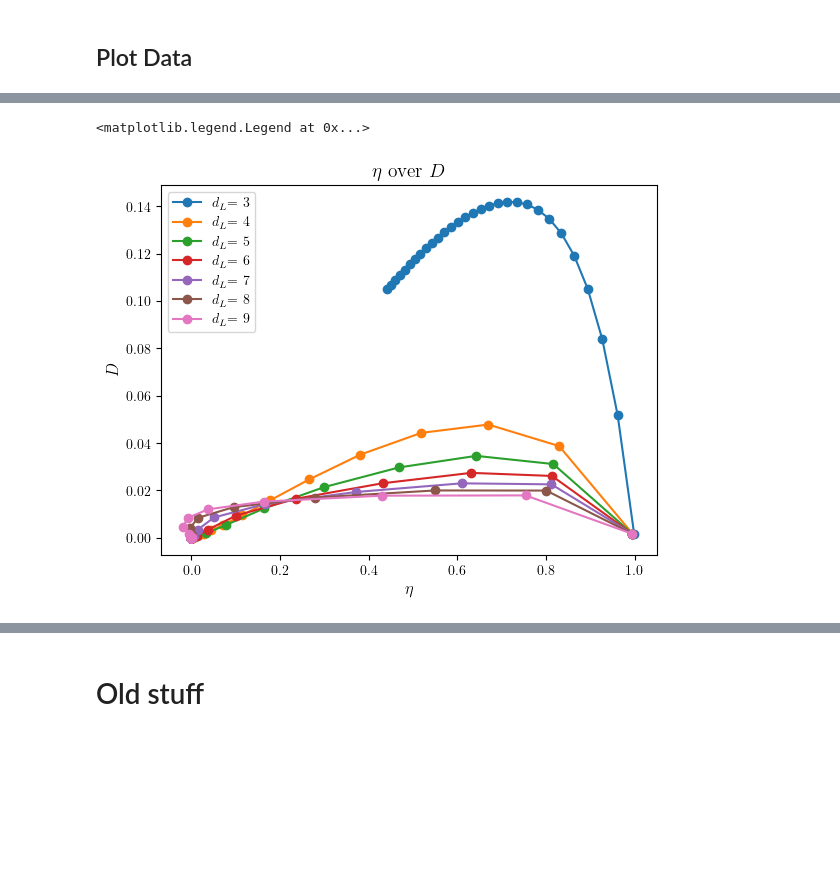
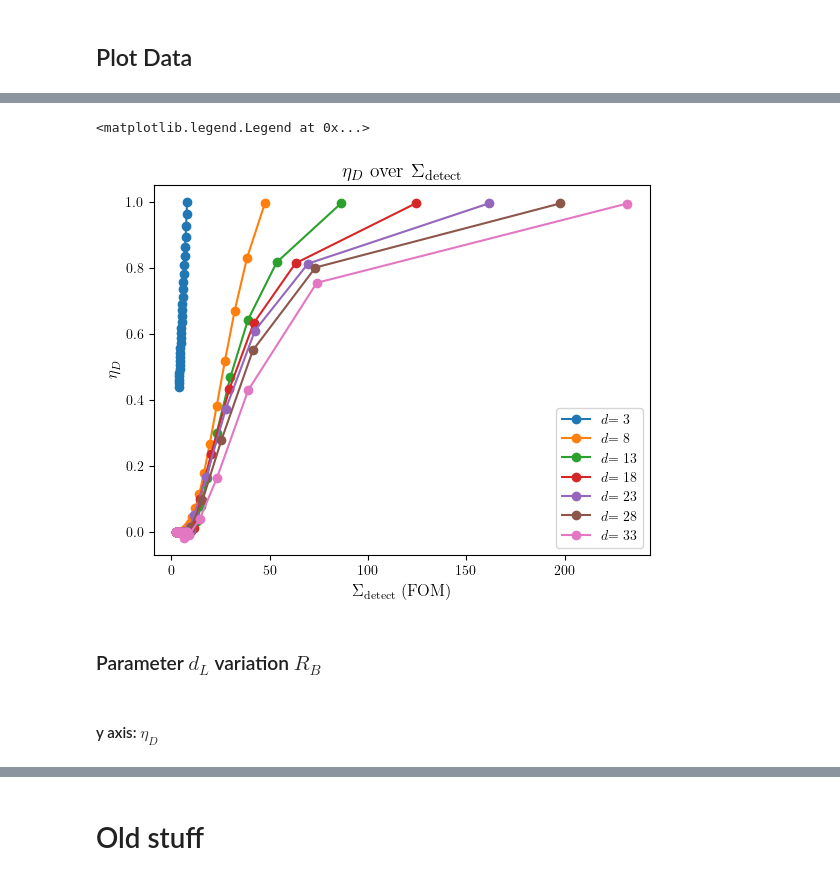
Before and after one commit to Emanuel-Schwarzhans/Quantum-detectors-as-autonomous-machines-assessing-the-thermodynamics-of-information-acquisit-co, a Jupyter notebook: thermal_single_photon_activation_amplification.ipynb, the cells around one changed output, grey strips where cells are left out. Saved outputs shown, nothing was run; the diff lists cells and outputs as text; code cells hidden in the pictures; blank space fills up the shorter version.

```diff
--- a/thermal_single_photon_activation_amplification.ipynb
+++ b/thermal_single_photon_activation_amplification.ipynb
@@ -221,10 +247,14 @@ plt.legend()
 # %%
 fig, ax = plt.subplots()
-ax.set_ylabel("$D$")
-ax.set_xlabel("$\eta$")
-plt.title("$\eta$ over $D$")
-[plt.plot(np.array(FOM_RB_dl_list_loaded)[i,:,0],np.array(FOM_RB_dl_list_loaded)[i,:,1],marker="o",label="$d_L$= "+str(i+3)) for i in range(0,7)]
+ax.set_xlabel("$\Sigma_\mathrm{detect}$ (FOM)")
+ax.set_ylabel("$\eta_D$")
+plt.title("$\eta_D$ over $\Sigma_\mathrm{detect}$")
+[plt.plot(np.array(FOM_RB_dl_list_loaded)[i,:,3],np.array(FOM_RB_dl_list_loaded)[i,:,0],marker="o",label="$d$= "+str(int(np.array(FOM_RB_dl_list_loaded)[i,0,18]))) for i in range(0,7)]
 plt.legend()
 # %% [output]
 <matplotlib.legend.Legend at 0x...>
-[figure, old version]
+[figure, new version]
+# %% [markdown]
+### Parameter $d_L$ variation $R_B$
+# %% [markdown]
+#### y axis: $\eta_D$
```
Also changed, not shown: parts of 29 cells of this notebook, 1 other file.
